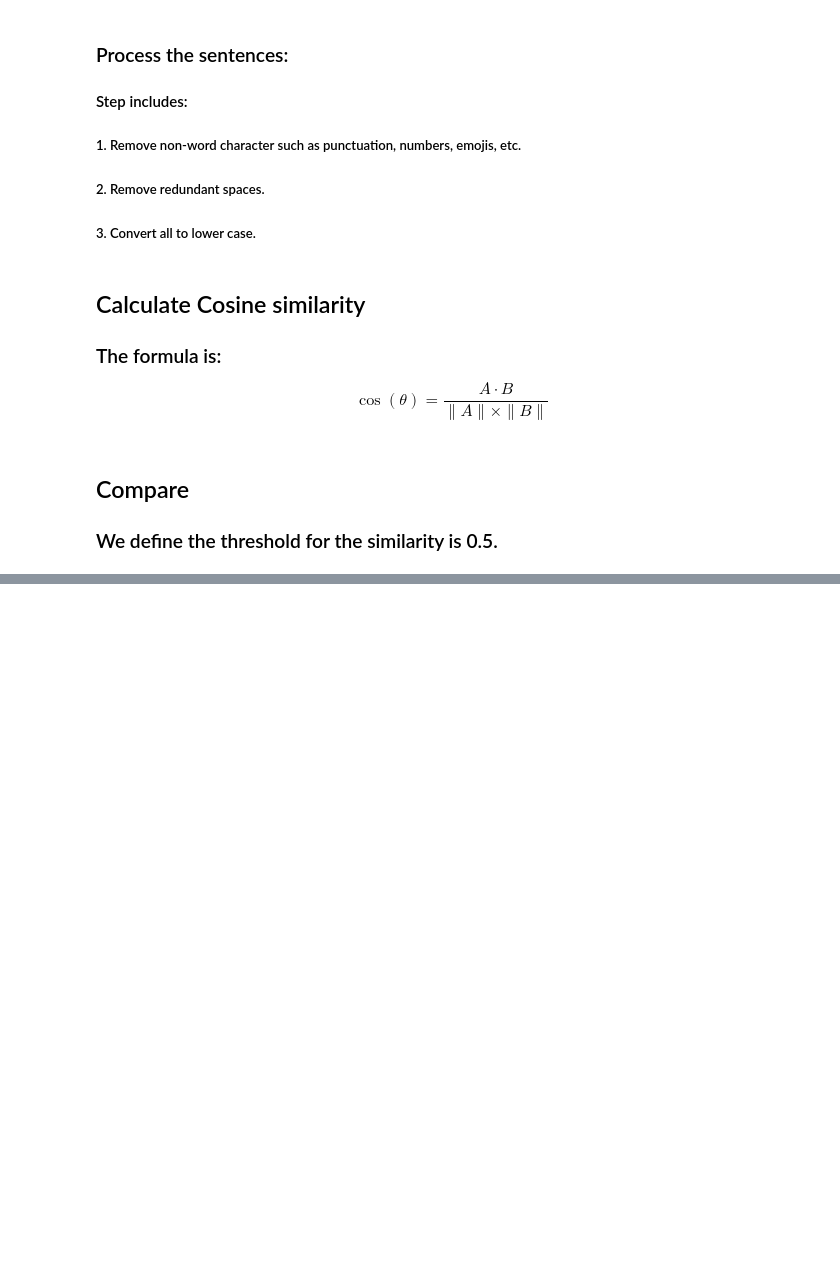
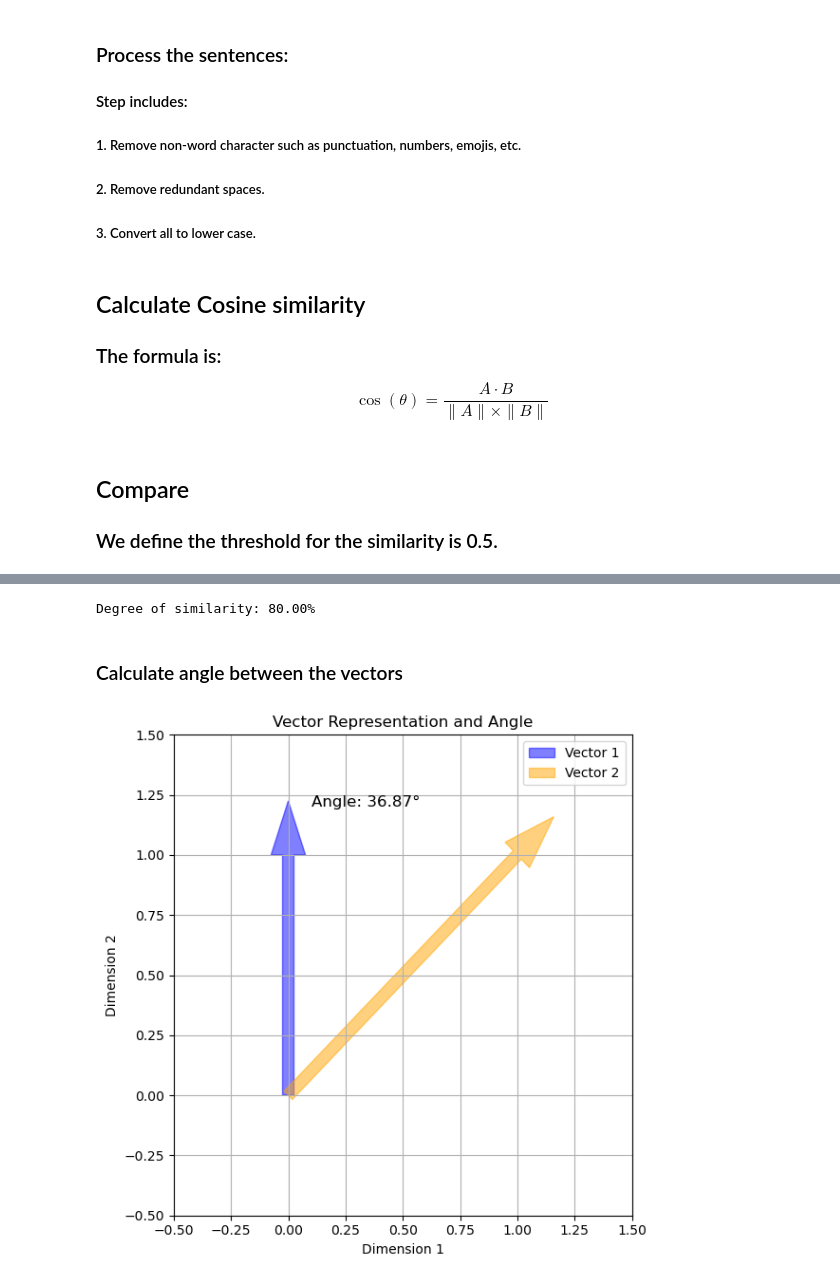
Before and after one commit to nguelewi/mfds-sen-simi, a Jupyter notebook: final.ipynb, the cells around one changed output, grey strips where cells are left out. Drawn from its saved outputs; the diff is of its cells as text; code cells hidden in the pictures; blank space fills up the shorter version.

Commit message:
Add visual

```diff
--- a/final.ipynb
+++ b/final.ipynb
@@ -123,0 +79,36 @@ Incremented element 3 due to word 'sentence'.
+# %%
+similitude = dot(vector1, vector2)/(norm(vector1)*norm(vector2))
+similitude_percentage = similitude * 100
+print('Degree of similarity: {:.2f}%'.format(similitude_percentage))
+# %% [output]
+Degree of similarity: 80.00%
+# %% [markdown]
+### Calculate angle between the vectors
+# %%
+angle_rad = np.arccos(similitude)
+angle_deg = np.degrees(angle_rad)
+
+plt.figure(figsize=(6, 6))
+
+# Plot Vector 1 as an arrow
+plt.arrow(0, 0, vector1[0], vector1[1], color='blue', width=0.05, label='Vector 1', alpha=0.5)
+# Plot Vector 2 as an arrow
+plt.arrow(0, 0, vector2[0], vector2[1], color='orange', width=0.05, label='Vector 2', alpha=0.5)
+
+
+plt.xlim(-0.5, 1.5)
+plt.ylim(-0.5, 1.5)
+
+# Add the angle between vectors as text annotation
+plt.text(0.1, 1.2, f'Angle: {angle_deg:.2f}°', fontsize=12)
+
+plt.xlabel('Dimension 1')
+plt.ylabel('Dimension 2')
+plt.title('Vector Representation and Angle')
+plt.legend()
+plt.grid(True)
+plt.tight_layout()
+
+plt.show()
+# %% [output]
+[figure, added]
```
Also changed, not shown: parts of 3 cells of this notebook.
